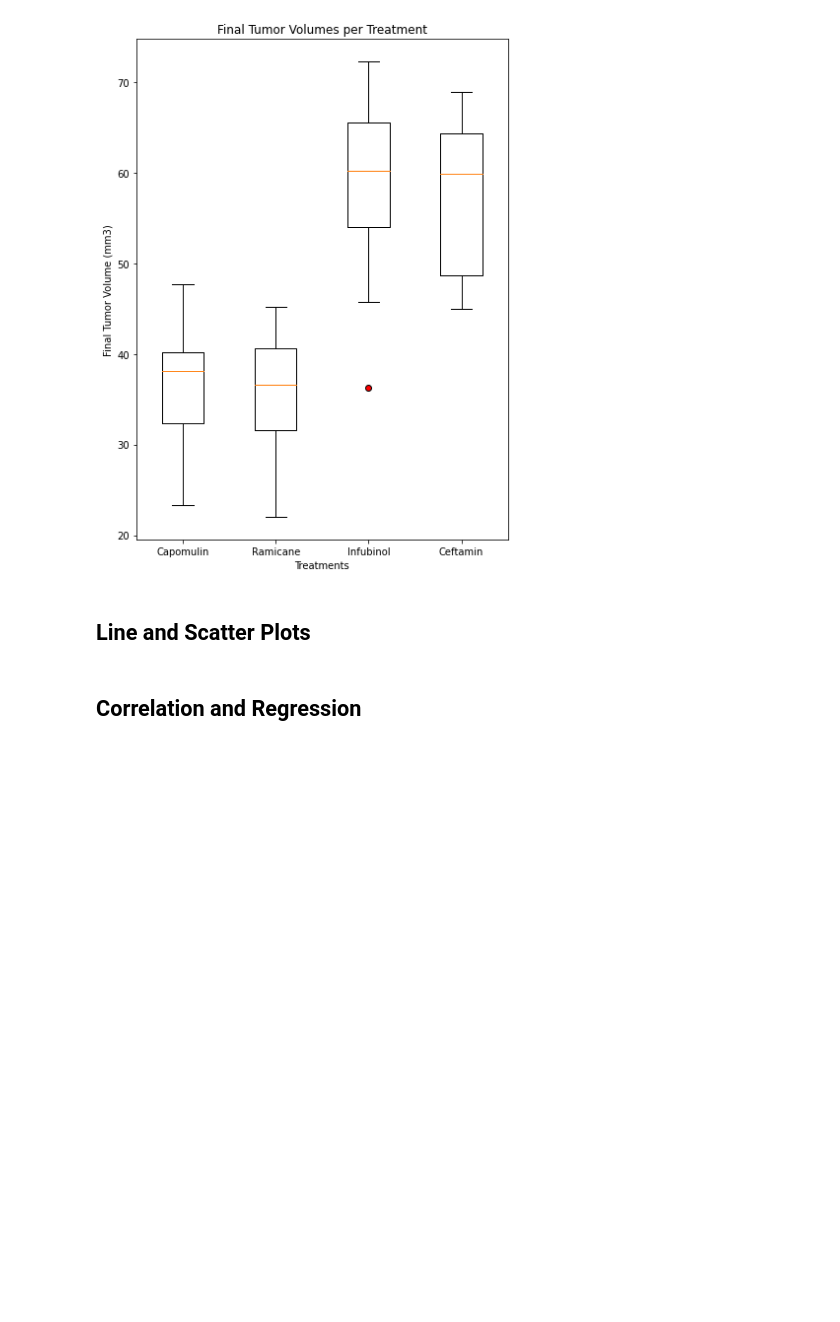
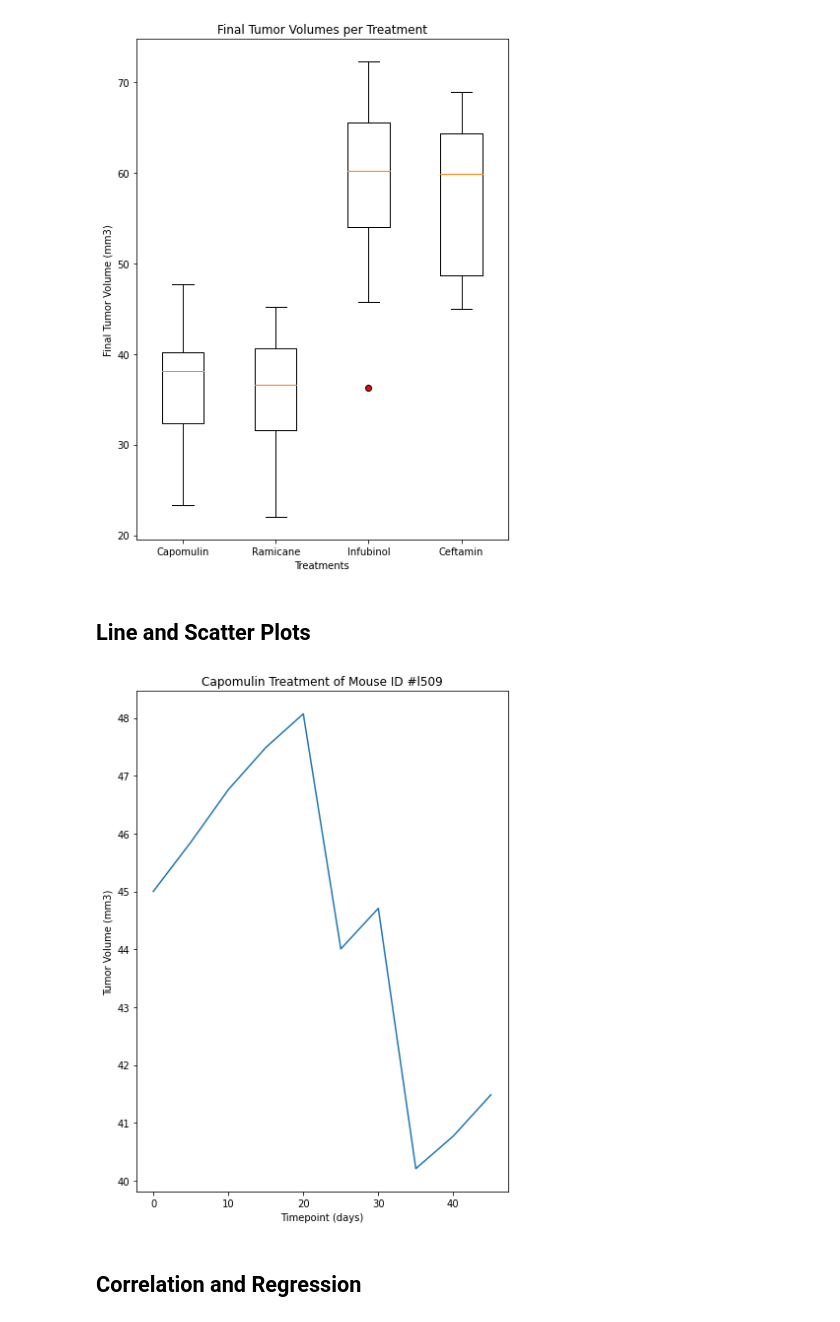
Before and after one commit to SusanCThomas/Pymaceuticals, a Jupyter notebook: pymaceuticals_.ipynb, the cells around one changed output. Saved outputs shown, nothing was run; the diff lists cells and outputs as text; code cells hidden in the pictures; blank space fills up the shorter version.

```diff
--- a/pymaceuticals_.ipynb
+++ b/pymaceuticals_.ipynb
@@ -320,14 +320,21 @@ plt.show()
 # %%
 # Generate a line plot of time point versus tumor volume for a mouse treated with Capomulin
 
 # Get the mouse id and other data for capomulin
 capomulin = cleaned_df.loc[cleaned_df['Drug Regimen'] == "Capomulin"]
 mouse_id = capomulin.loc[capomulin['Mouse ID']== 'l509']
 
 # Generate line plot
 plt.plot(mouse_id["Timepoint"], mouse_id["Tumor Volume (mm3)"])
 
 # Set title and axis labels
 plt.xlabel('Timepoint (days)')
 plt.ylabel('Tumor Volume (mm3)')
 plt.title('Capomulin Treatment of Mouse ID #l509')
+
+# Saved line plot and displayed
+plt.tight_layout()
+plt.savefig("Images/lineplot.png")
+plt.show()
+# %% [output]
+[figure, added]
```
Also changed, not shown: parts of 2 cells of this notebook.
